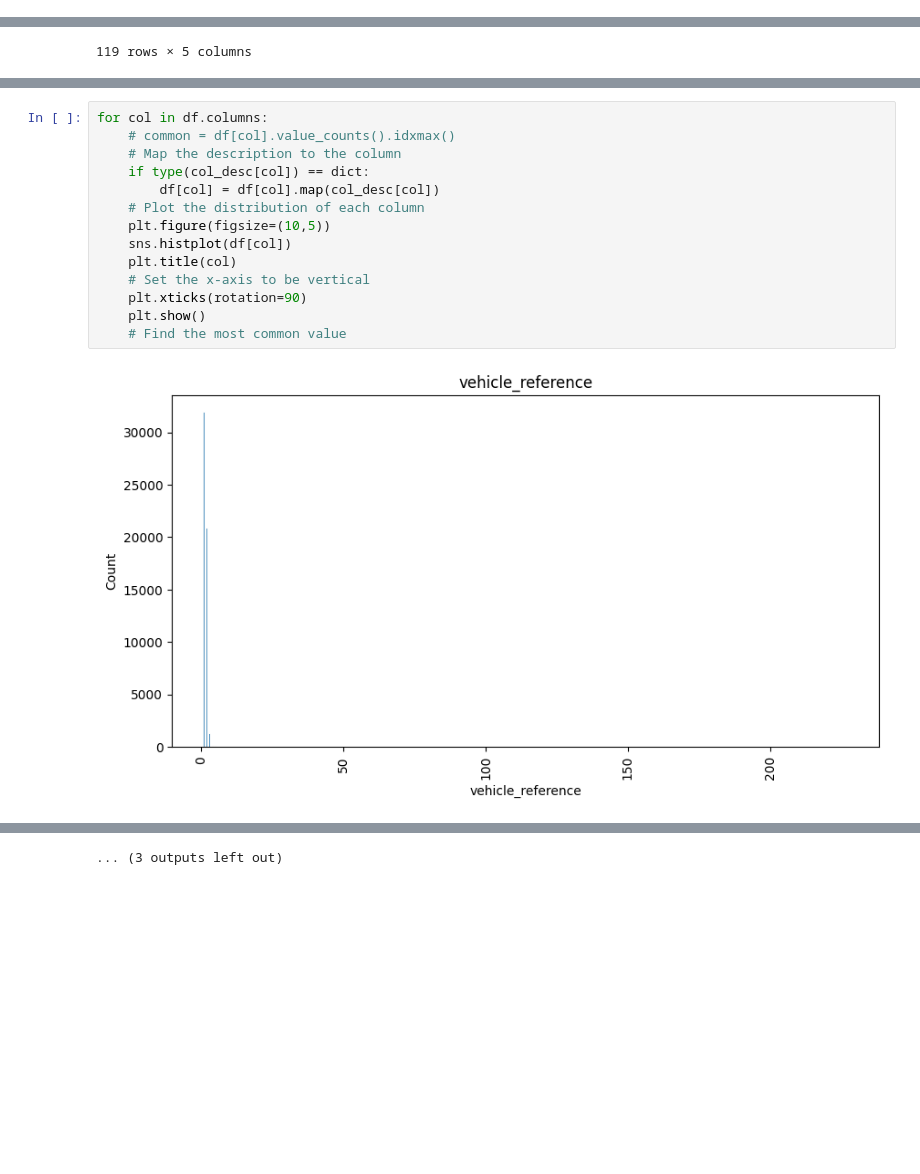
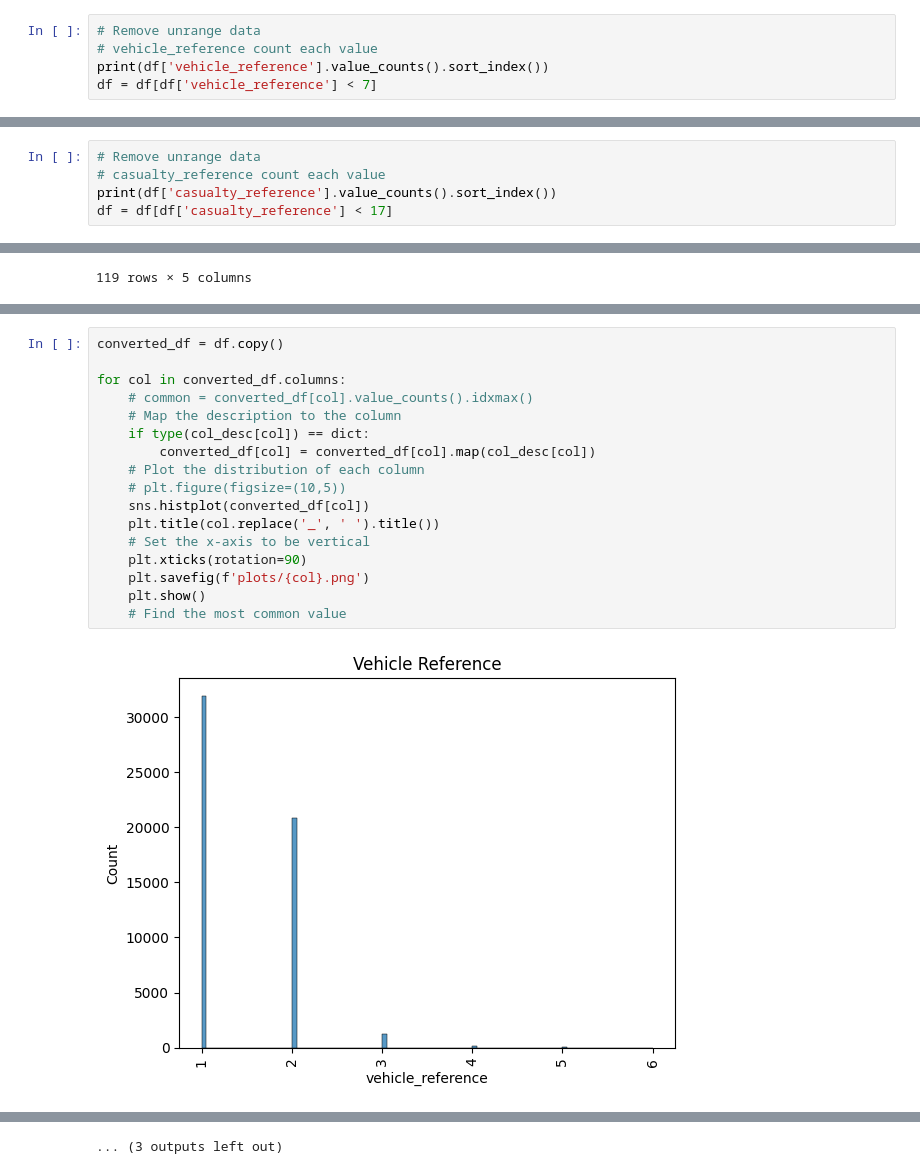
Before and after one commit to hsmmi/road-casualty-statistics, a Jupyter notebook: main.ipynb, the cells around one changed output, grey strips where cells are left out. Saved outputs shown, nothing was run; the diff lists cells and outputs as text; blank space fills up the shorter version.

```diff
--- a/main.ipynb
+++ b/main.ipynb
@@ -160,3 +156,8 @@ df.describe(include='all').T
 | casualty_type | 54287.0 | 9.504651 | 16.713402 | 0.0 | 1.0 | 9.0 | 9.0 | 98.0 |
 | casualty_home_area_type | 54287.0 | 1.297880 | 0.651587 | 1.0 | 1.0 | 1.0 | 1.0 | 3.0 |
 | casualty_imd_decile | 54287.0 | 4.903126 | 2.785281 | 1.0 | 2.0 | 5.0 | 7.0 | 10.0 |
+# %%
+# Remove unrange data
+# vehicle_reference count each value
+print(df['vehicle_reference'].value_counts().sort_index())
+df = df[df['vehicle_reference'] < 7]
@@ -162,0 +178,5 @@ df.describe(include='all').T
+# %%
+# Remove unrange data
+# casualty_reference count each value
+print(df['casualty_reference'].value_counts().sort_index())
+df = df[df['casualty_reference'] < 17]
@@ -218,18 +259,21 @@ casualty_type: {0: 'Pedestrian', 1: 'Cyclist', 2: 'Motorcycle 50cc and under rid
 casualty_home_area_type: {1: 'Urban area', 2: 'Small town', 3: 'Rural', -1: 'Data missing or out of range'}
 casualty_imd_decile: {1: 'Most deprived 10%', 2: 'More deprived 10-20%', 3: 'More deprived 20-30%', 4: 'More deprived 30-40%', 5: 'More deprived 40-50%', 6: 'Less deprived 40-50%', 7: 'Less deprived 3 ...
 # %%
-for col in df.columns:
-    # common = df[col].value_counts().idxmax()
+converted_df = df.copy()
+
+for col in converted_df.columns:
+    # common = converted_df[col].value_counts().idxmax()
     # Map the description to the column
     if type(col_desc[col]) == dict:
-        df[col] = df[col].map(col_desc[col])
+        converted_df[col] = converted_df[col].map(col_desc[col])
     # Plot the distribution of each column
-    plt.figure(figsize=(10,5))
-    sns.histplot(df[col])
-    plt.title(col)
+    # plt.figure(figsize=(10,5))
+    sns.histplot(converted_df[col])
+    plt.title(col.replace('_', ' ').title())
     # Set the x-axis to be vertical
     plt.xticks(rotation=90)
+    plt.savefig(f'plots/{col}.png')
     plt.show()
     # Find the most common value
 # %% [output]
-[figure, old version]
+[figure, new version]
```
Also changed, not shown: parts of 5 cells of this notebook, 5 other files.
